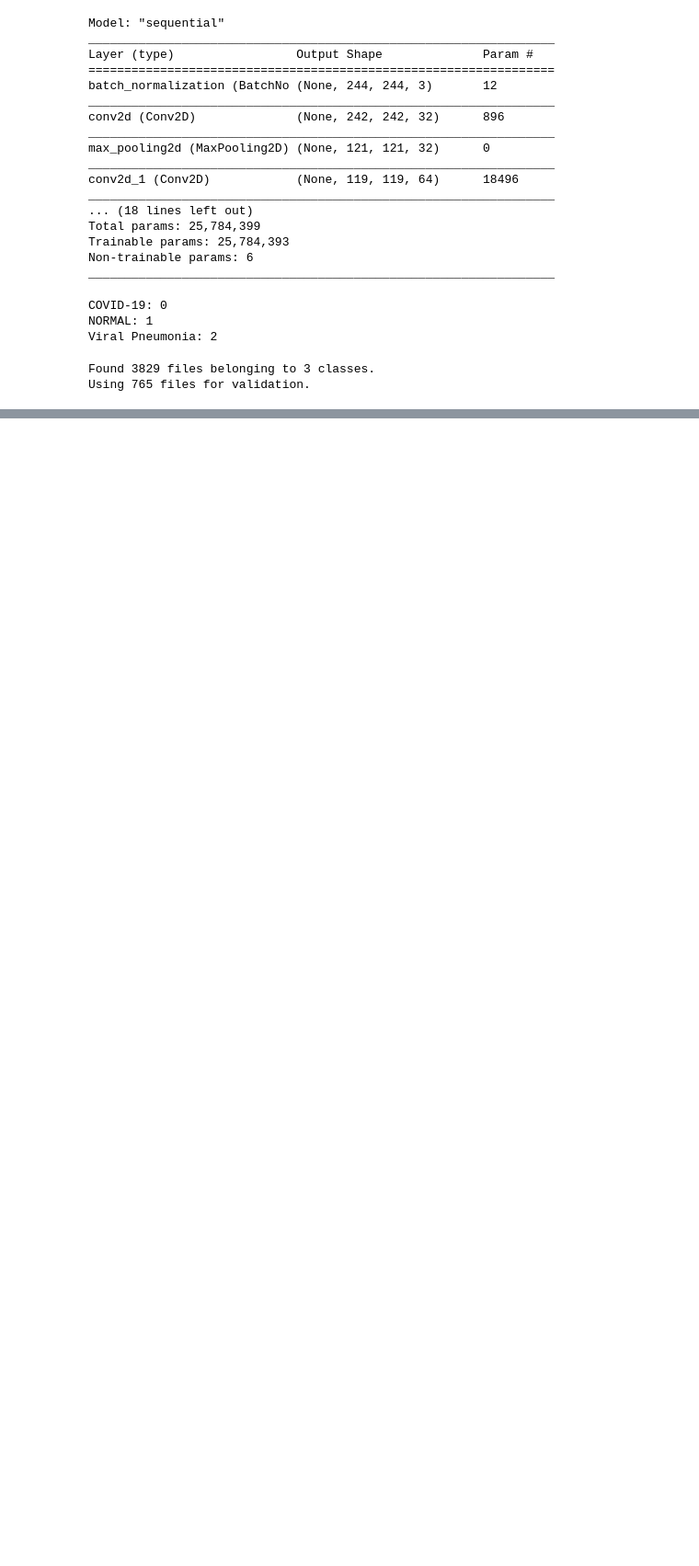
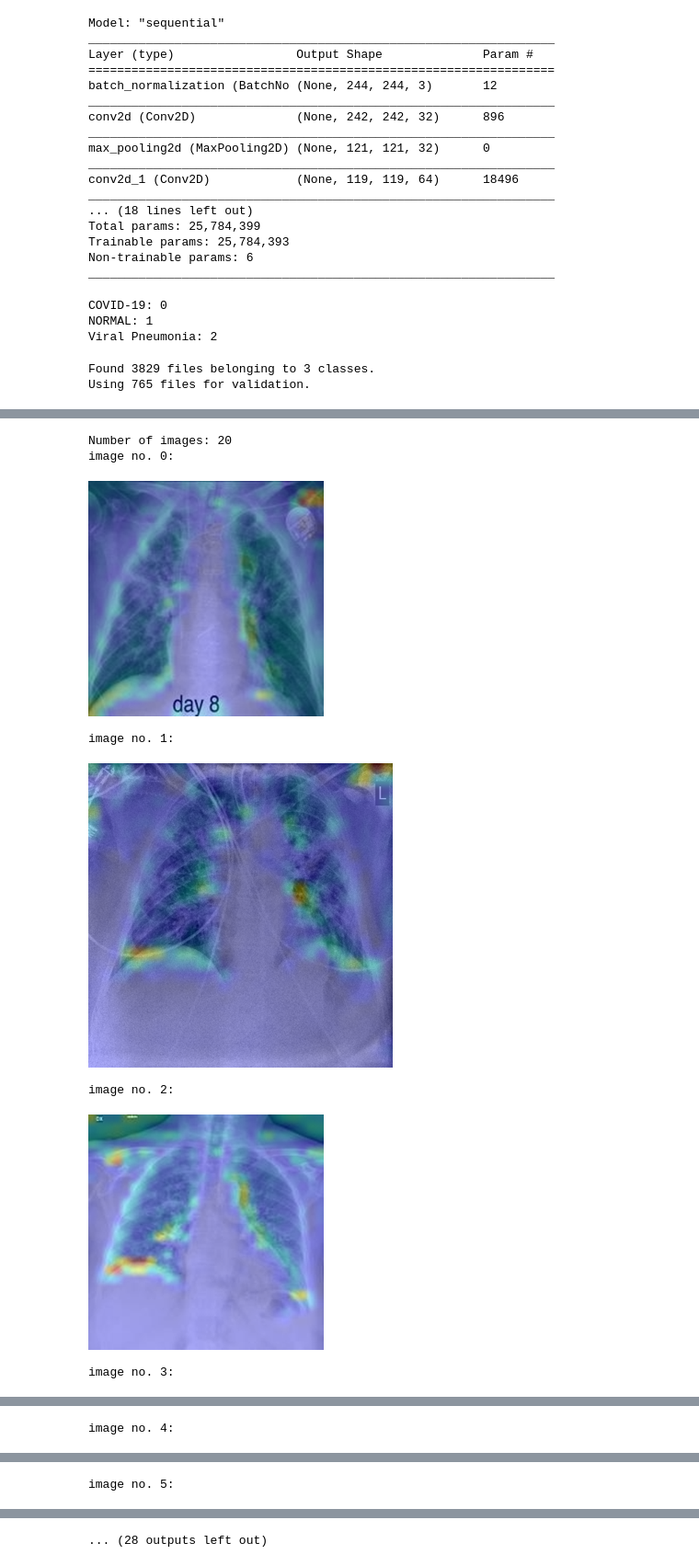
Before and after one commit to GoetheUniCV/cvproject, a Jupyter notebook: visualization/gradcam.ipynb, the cells around one changed output, grey strips where cells are left out. Shown at 92% size. Cells and saved outputs as stored; diff of their text form; code cells hidden in the pictures; blank space fills up the shorter version.

Commit message:
Run Grad-CAM on every test image. Add explanatory text cells.

```diff
--- a/visualization/gradcam.ipynb
+++ b/visualization/gradcam.ipynb
@@ -43,6 +57,17 @@ Total params: 25,784,399
 Trainable params: 25,784,393
 Non-trainable params: 6
 _________________________________________________________________
+# %%
+# Important model informations for the Grad-CAM algo.
+img_size = (244, 244)
+
+last_conv_layer_name = "dropout_1"
+classifier_layer_names = [
+    "flatten",
+    "dense",
+    "dropout_2",
+    "dense_1",
+]
 # %%
 # Show label name and its encoded value:
 class_names =  ["COVID-19","NORMAL","Viral Pneumonia"]
@@ -82,0 +209,16 @@ z
+# %%
+number = len(superimposed_images)
+print(f'Number of images: {number}')
+
+for i, img in enumerate(superimposed_images):
+  print(f'image no. {i}:')
+  display(img)
+# %% [output]
+Number of images: 20
+image no. 0:
+[figure, added]
+image no. 1:
+[figure, added]
+image no. 2:
+[figure, added]
+image no. 3:
@@ -82,0 +226 @@ z
+image no. 4:
@@ -82,0 +228 @@ z
+image no. 5:
@@ -82,0 +230 @@ z
+... (28 outputs left out)
```
Also changed, not shown: parts of 28 cells of this notebook.
